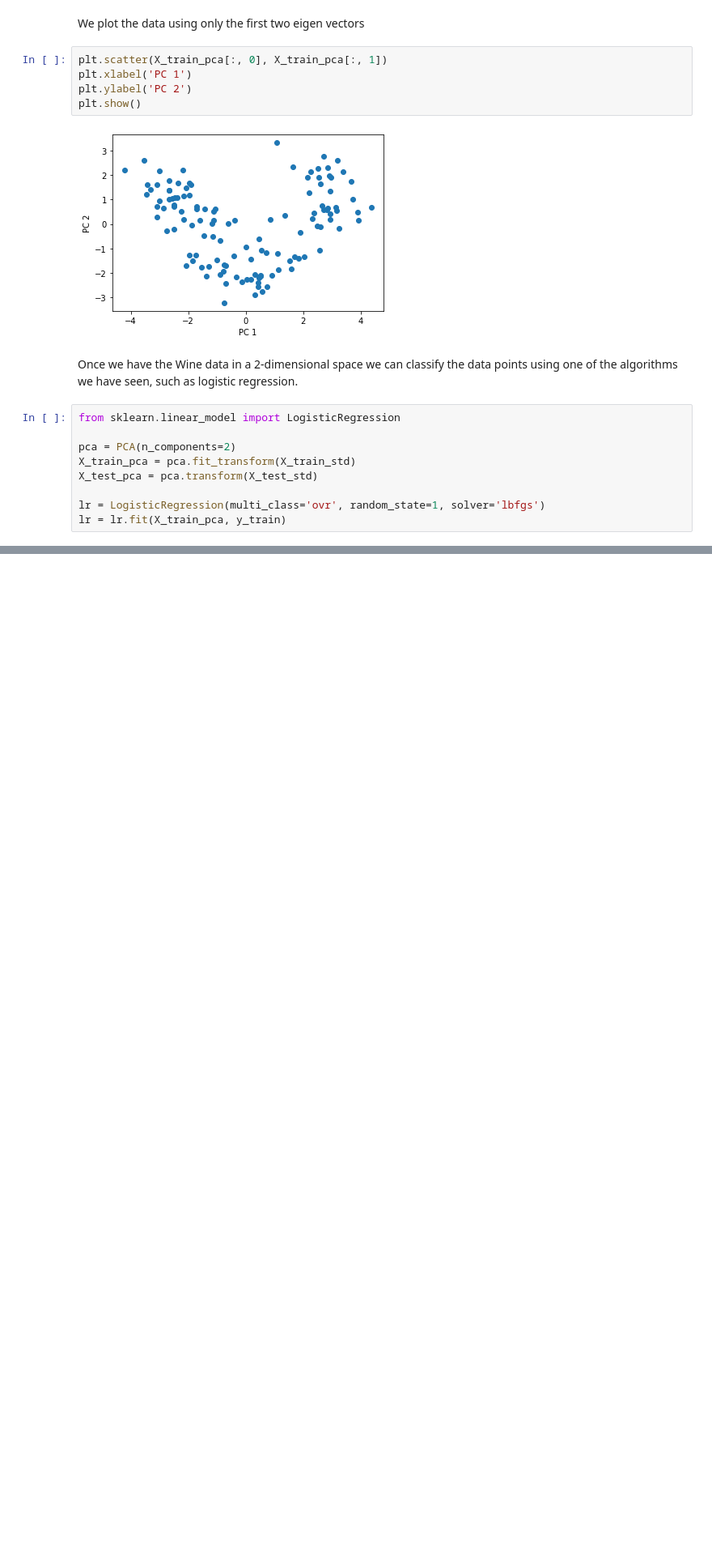
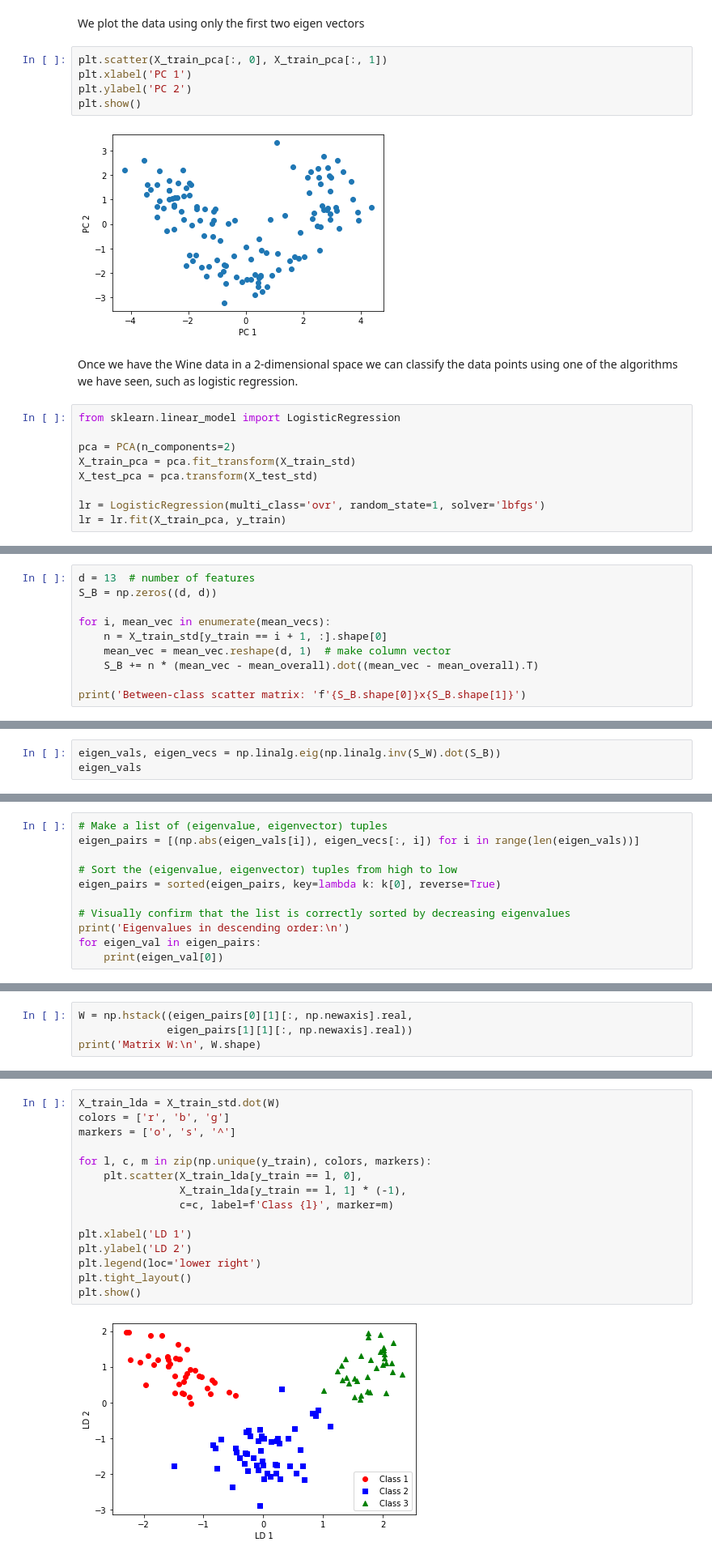
Before and after one commit to luigiselmi/dlwpt_nb, a Jupyter notebook: pml3/data_compression.ipynb, the cells around one changed output, grey strips where cells are left out. Shown at 81% size. Saved outputs shown, nothing was run; the diff lists cells and outputs as text; blank space fills up the shorter version.

```diff
--- a/pml3/data_compression.ipynb
+++ b/pml3/data_compression.ipynb
@@ -198,0 +254,10 @@ plt.show()
+# %%
+d = 13  # number of features
+S_B = np.zeros((d, d))
+
+for i, mean_vec in enumerate(mean_vecs):
+    n = X_train_std[y_train == i + 1, :].shape[0]
+    mean_vec = mean_vec.reshape(d, 1)  # make column vector
+    S_B += n * (mean_vec - mean_overall).dot((mean_vec - mean_overall).T)
+
+print('Between-class scatter matrix: 'f'{S_B.shape[0]}x{S_B.shape[1]}')
@@ -198,0 +268,3 @@ plt.show()
+# %%
+eigen_vals, eigen_vecs = np.linalg.eig(np.linalg.inv(S_W).dot(S_B))
+eigen_vals
@@ -198,0 +281,11 @@ plt.show()
+# %%
+# Make a list of (eigenvalue, eigenvector) tuples
+eigen_pairs = [(np.abs(eigen_vals[i]), eigen_vecs[:, i]) for i in range(len(eigen_vals))]
+
+# Sort the (eigenvalue, eigenvector) tuples from high to low
+eigen_pairs = sorted(eigen_pairs, key=lambda k: k[0], reverse=True)
+
+# Visually confirm that the list is correctly sorted by decreasing eigenvalues
+print('Eigenvalues in descending order:\n')
+for eigen_val in eigen_pairs:
+    print(eigen_val[0])
@@ -198,0 +310,4 @@ plt.show()
+# %%
+W = np.hstack((eigen_pairs[0][1][:, np.newaxis].real,
+              eigen_pairs[1][1][:, np.newaxis].real))
+print('Matrix W:\n', W.shape)
@@ -198,0 +319,17 @@ plt.show()
+# %%
+X_train_lda = X_train_std.dot(W)
+colors = ['r', 'b', 'g']
+markers = ['o', 's', '^']
+
+for l, c, m in zip(np.unique(y_train), colors, markers):
+    plt.scatter(X_train_lda[y_train == l, 0],
+                X_train_lda[y_train == l, 1] * (-1),
+                c=c, label=f'Class {l}', marker=m)
+
+plt.xlabel('LD 1')
+plt.ylabel('LD 2')
+plt.legend(loc='lower right')
+plt.tight_layout()
+plt.show()
+# %% [output]
+[figure, added]
```
Also changed, not shown: parts of 23 cells of this notebook.
